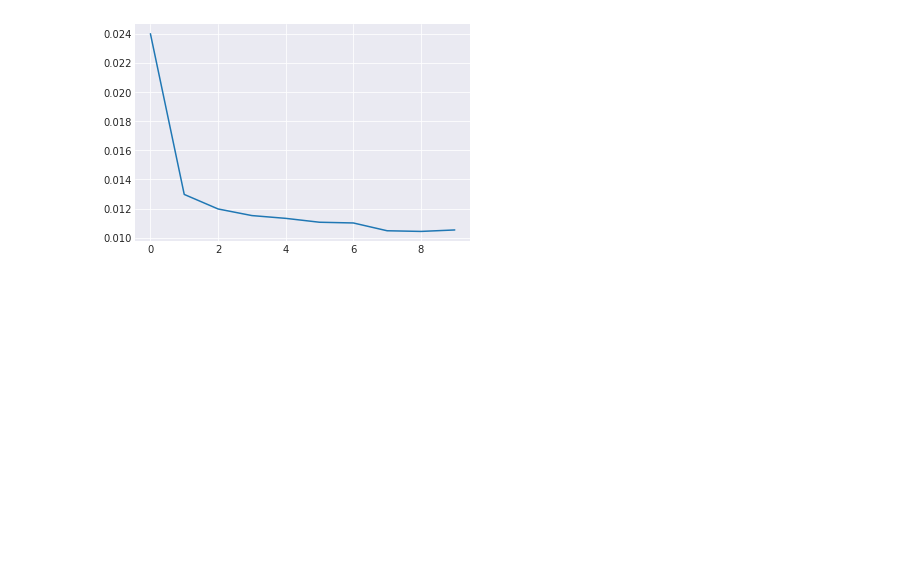
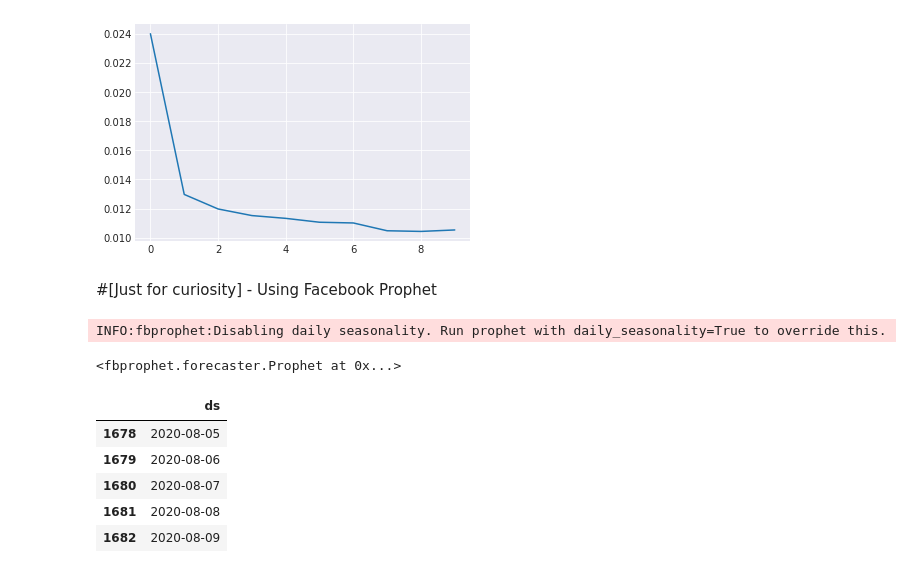
Before and after one commit to yashica95/LSTM-Google-Trend, a Jupyter notebook: Google_Trend_Prediction_using_LSTM.ipynb, the cells around one changed output. Cells and saved outputs as stored; diff of their text form; code cells hidden in the pictures; blank space fills up the shorter version.

```diff
--- a/Google_Trend_Prediction_using_LSTM.ipynb
+++ b/Google_Trend_Prediction_using_LSTM.ipynb
@@ -359,3 +359,5 @@ plt.plot(r.history['loss'])
 # %% [output]
 [<matplotlib.lines.Line2D at 0x...>]
 [figure]
+# %% [markdown]
+#[Just for curiosity] - Using Facebook Prophet
@@ -361,0 +368,16 @@ plt.plot(r.history['loss'])
+# %%
+m = Prophet()
+m.fit(df)
+# %% [output]
+INFO:fbprophet:Disabling daily seasonality. Run prophet with daily_seasonality=True to override this.
+<fbprophet.forecaster.Prophet at 0x...>
+# %%
+future = m.make_future_dataframe(periods=60)
+future.tail()
+# %% [output]
+|  | ds |
+| 1678 | 2020-08-05 |
+| 1679 | 2020-08-06 |
+| 1680 | 2020-08-07 |
+| 1681 | 2020-08-08 |
+| 1682 | 2020-08-09 |
```
Also changed, not shown: parts of 6 cells of this notebook.
